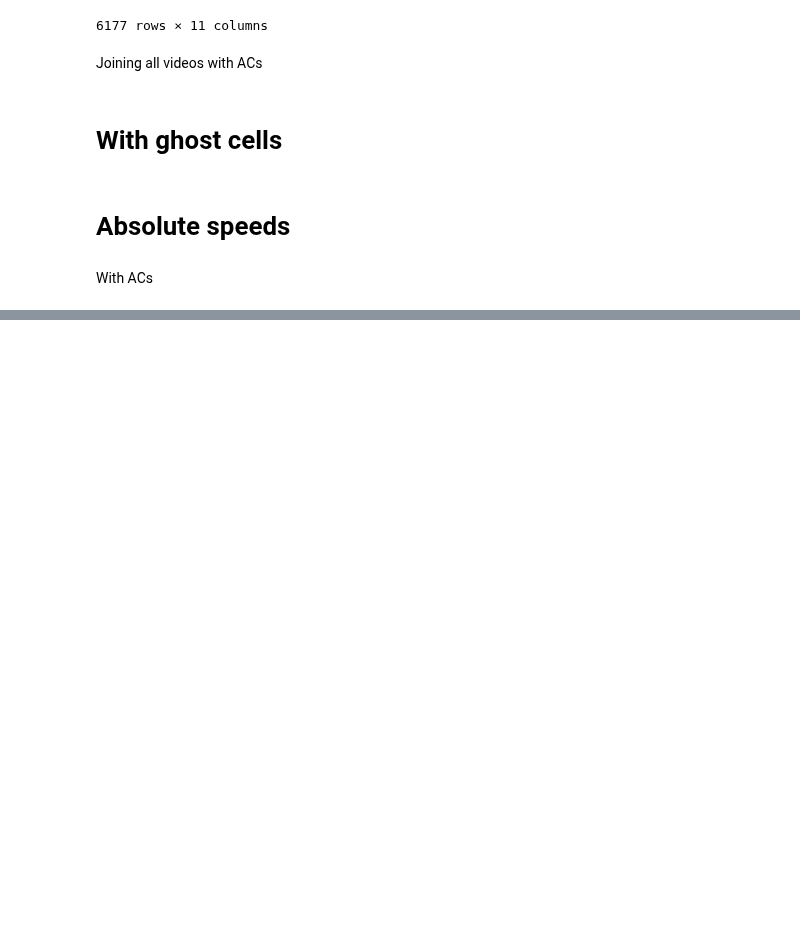
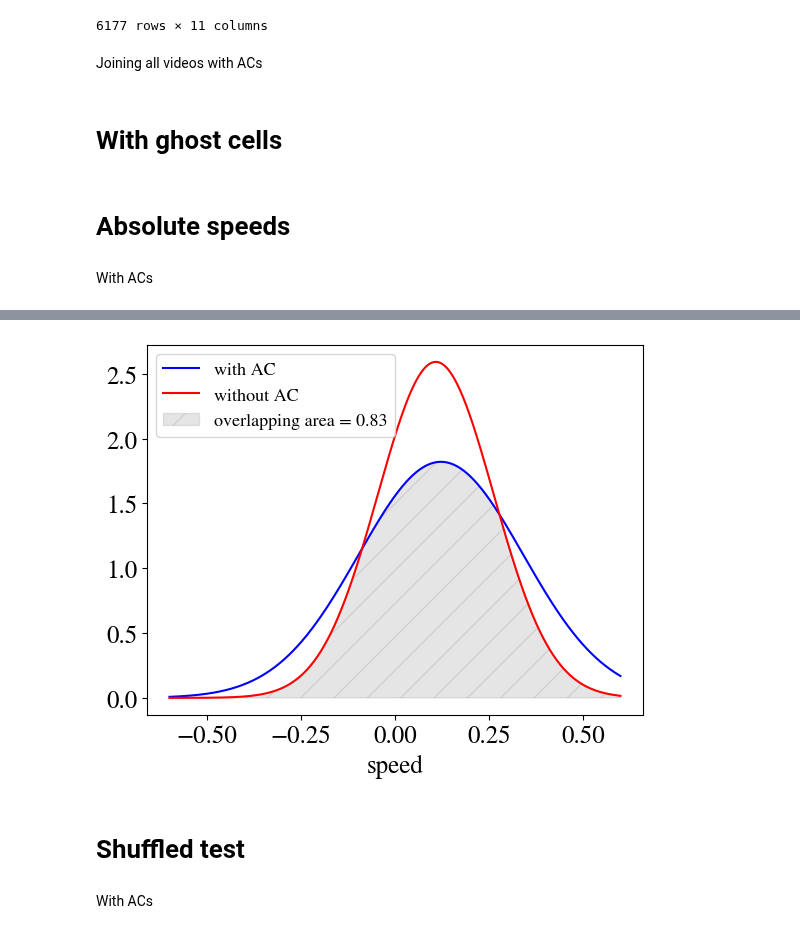
Before and after one commit to jannesantana/bacteria, a Jupyter notebook: speed_vs_distance_to_AC.ipynb, the cells around one changed output, grey strips where cells are left out. Saved outputs shown, nothing was run; the diff lists cells and outputs as text; code cells hidden in the pictures; blank space fills up the shorter version.

```diff
--- a/speed_vs_distance_to_AC.ipynb
+++ b/speed_vs_distance_to_AC.ipynb
@@ -772,0 +846,4 @@ avg speed = 0.12229 +- 0.21909
+# %%
+video3_dataframe = pd.read_csv('data/new-videos/video3/video3data_v10.csv')
+video3_dataframe = video3_dataframe.drop(columns=['Unnamed: 0'])
+video3_dataframe = video3_dataframe.dropna()
@@ -772,0 +919,26 @@ avg speed = 0.12229 +- 0.21909
+# %%
+import scipy.stats as stats
+
+fig,ax = plt.subplots()
+
+x = np.linspace(-0.6,0.6,800)
+
+dist_wAC = stats.norm.pdf(x,vAC,ACstd)
+dist_woAC = stats.norm.pdf(x,v_woAC,std_woAC)
+min_bt_arrays=[]
+for i in range(len(x)):
+    min_bt_arrays.append(min(dist_wAC[i],dist_woAC[i]))
+overlap = np.trapz(min_bt_arrays,x)
+
+ax.plot(x, dist_wAC,color='blue', label = 'with AC')
+ax.plot(x, dist_woAC,color='red', label = 'without AC')
+ax.fill_between(x,0,min_bt_arrays,color='grey',alpha=0.2,label=f'overlapping area = {overlap:.2f}',hatch='/')
+ax.set_xlabel('speed')
+ax.legend(fontsize=13,markerscale=0)
+plt.show()
+# %% [output]
+[figure, added]
+# %% [markdown]
+# Shuffled test
+# %% [markdown]
+With ACs
```
Also changed, not shown: parts of 20 cells of this notebook, 2 other files.
